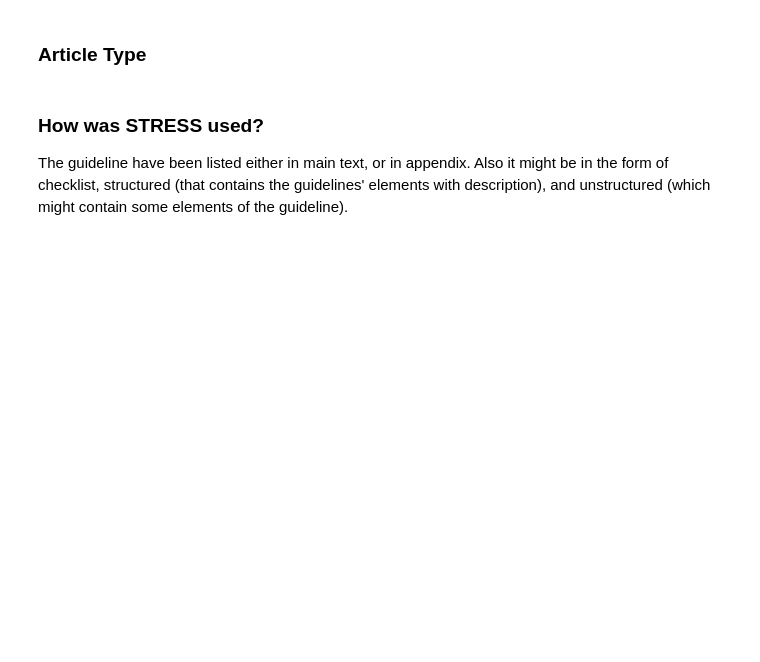
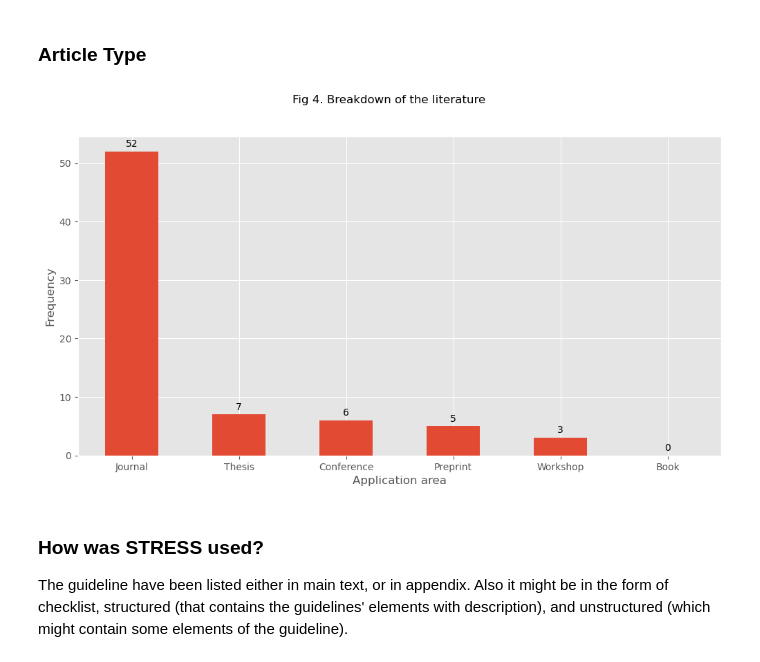
Before and after one commit to pythonhealthdatascience/stress_update, a Jupyter notebook: quarto_site/03_results/03_analysis.ipynb, the cells around one changed output. Cells and saved outputs as stored; diff of their text form; code cells hidden in the pictures; blank space fills up the shorter version.

```diff
--- a/quarto_site/03_results/03_analysis.ipynb
+++ b/quarto_site/03_results/03_analysis.ipynb
@@ -427,9 +238,11 @@ def figure_4(data: pd.DataFrame, figsize: Optional[int|int] = (12,6)):
                                y_label="Frequency",
                                rotate_x_ticks=0)
 # %%
-fig, ax = figure_4(USED_STRESS, False)
+fig, ax = figure_4(empirical_studies, False)
 fig.savefig('./figures/figure_4.png', dpi=300, bbox_inches="tight")
 _ = fig.suptitle("Fig 4. Breakdown of the literature")
+# %% [output]
+[figure, added]
 # %% [markdown]
 ### How was STRESS used?
 
```
Also changed, not shown: parts of 26 cells of this notebook.
